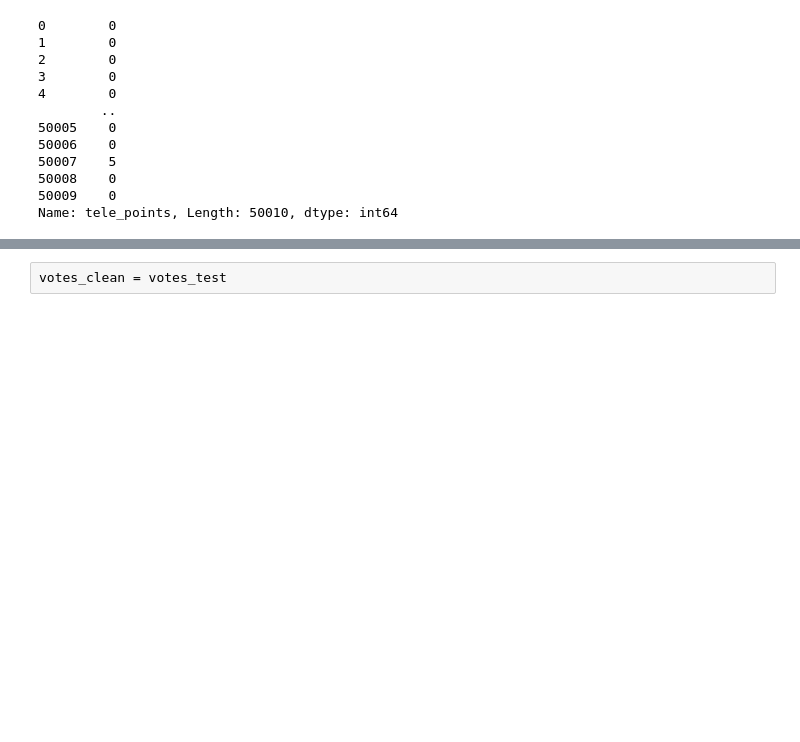
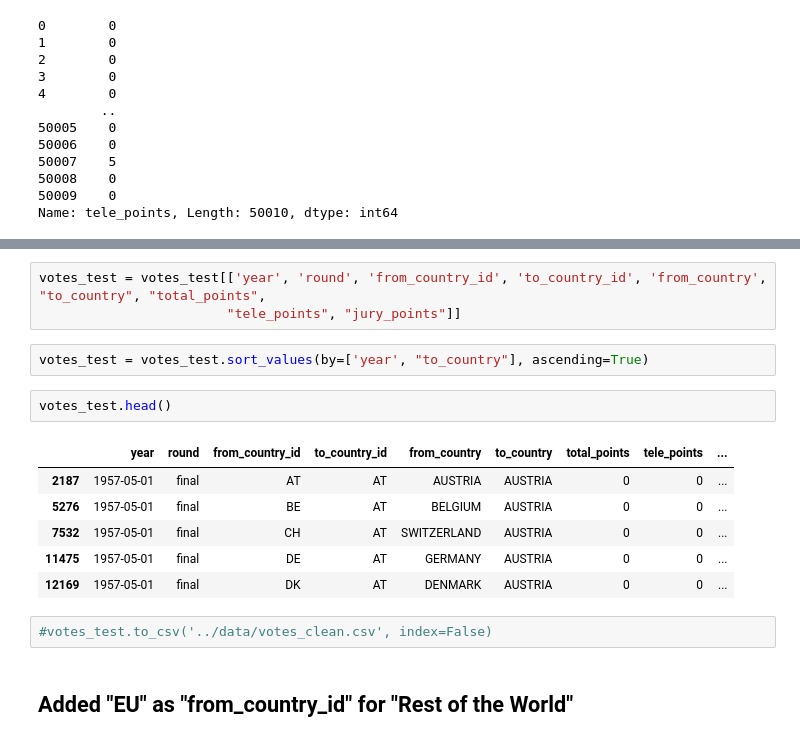
Before and after one commit to Lxm-100/eurovision-analysis, a Jupyter notebook: notebooks/test notebook.ipynb, the cells around one changed output, grey strips where cells are left out. Saved outputs shown, nothing was run; the diff lists cells and outputs as text; blank space fills up the shorter version.

Commit message:
new workbook + edited votes.csv

```diff
--- a/notebooks/test notebook.ipynb
+++ b/notebooks/test notebook.ipynb
@@ -527,2 +569,18 @@ votes_test.head()
+# %%
+votes_test = votes_test[['year', 'round', 'from_country_id', 'to_country_id', 'from_country', "to_country", "total_points",
+                        "tele_points", "jury_points"]]
+# %%
+votes_test = votes_test.sort_values(by=['year', "to_country"], ascending=True)
 # %%
-votes_clean = votes_test
+votes_test.head()
+# %% [output]
+|  | year | round | from_country_id | to_country_id | from_country | to_country | total_points | tele_points | ... |
+| 2187 | 1957-05-01 | final | AT | AT | AUSTRIA | AUSTRIA | 0 | 0 | ... |
+| 5276 | 1957-05-01 | final | BE | AT | BELGIUM | AUSTRIA | 0 | 0 | ... |
+| 7532 | 1957-05-01 | final | CH | AT | SWITZERLAND | AUSTRIA | 0 | 0 | ... |
+| 11475 | 1957-05-01 | final | DE | AT | GERMANY | AUSTRIA | 0 | 0 | ... |
+| 12169 | 1957-05-01 | final | DK | AT | DENMARK | AUSTRIA | 0 | 0 | ... |
+# %%
+#votes_test.to_csv('../data/votes_clean.csv', index=False)
+# %% [markdown]
+## Added "EU" as "from_country_id" for "Rest of the World"
```
Also changed, not shown: parts of 36 cells of this notebook, 6 other files.
